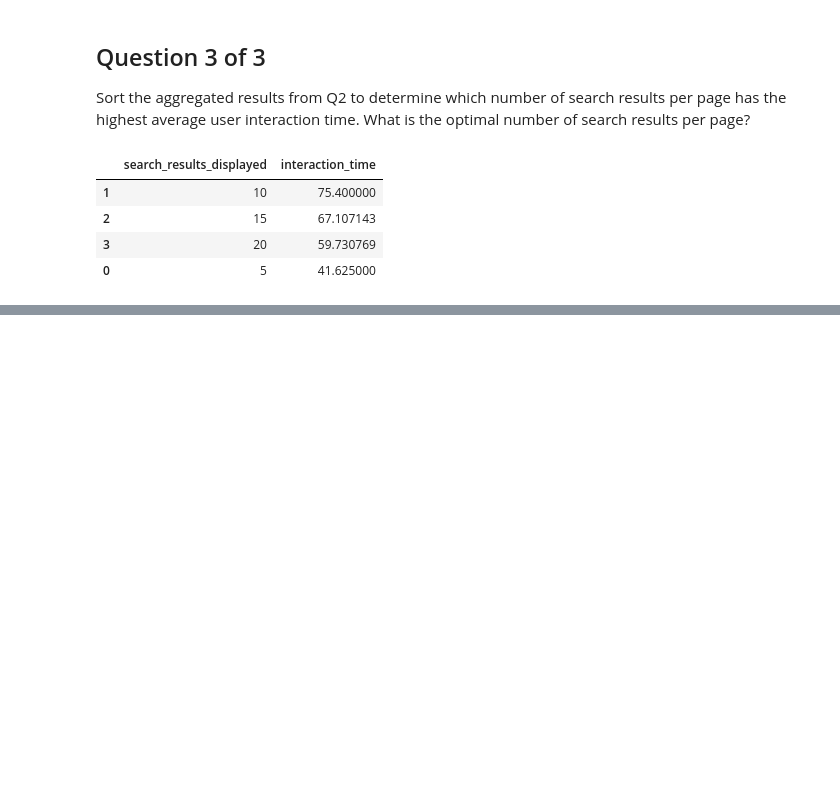
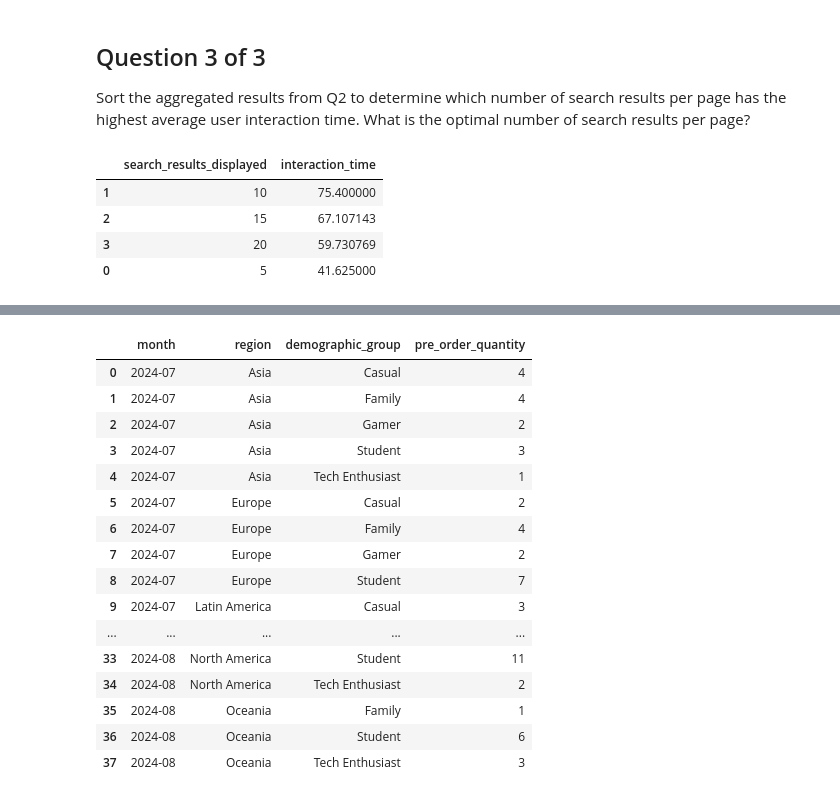
Before and after one commit to Haris-09/Python-Summer-Party-Challenge, a Jupyter notebook: Python_Summer_Party.ipynb, the cells around one changed output, grey strips where cells are left out. Saved outputs shown, nothing was run; the diff lists cells and outputs as text; code cells hidden in the pictures; blank space fills up the shorter version.

```diff
--- a/Python_Summer_Party.ipynb
+++ b/Python_Summer_Party.ipynb
@@ -482,0 +583,10 @@ display(optimal_results)
+# %%
+missing_values_per_row = pre_sale_data.isnull().any(axis=1)
+percentage_missing_rows = (missing_values_per_row.sum() / len(pre_sale_data)) * 100
+
+print(f"Percentage of records with missing values: {percentage_missing_rows:.2f}%")
+
+# Handle missing values by dropping rows with any missing values
+pre_sale_data_cleaned = pre_sale_data.dropna()
+
+display(pre_sale_data_cleaned.head())
@@ -482,0 +605,23 @@ display(optimal_results)
+# %%
+pre_sale_data_cleaned = pre_sale_data_cleaned.copy()
+pre_sale_data_cleaned['month'] = pre_sale_data_cleaned['pre_order_date'].dt.to_period('M')
+monthly_pre_orders = pre_sale_data_cleaned.groupby(['month', 'region', 'demographic_group'])['pre_order_quantity'].sum().reset_index()
+display(monthly_pre_orders)
+# %% [output]
+|  | month | region | demographic_group | pre_order_quantity |
+| 0 | 2024-07 | Asia | Casual | 4 |
+| 1 | 2024-07 | Asia | Family | 4 |
+| 2 | 2024-07 | Asia | Gamer | 2 |
+| 3 | 2024-07 | Asia | Student | 3 |
+| 4 | 2024-07 | Asia | Tech Enthusiast | 1 |
+| 5 | 2024-07 | Europe | Casual | 2 |
+| 6 | 2024-07 | Europe | Family | 4 |
+| 7 | 2024-07 | Europe | Gamer | 2 |
+| 8 | 2024-07 | Europe | Student | 7 |
+| 9 | 2024-07 | Latin America | Casual | 3 |
+| ... | ... | ... | ... | ... |
+| 33 | 2024-08 | North America | Student | 11 |
+| 34 | 2024-08 | North America | Tech Enthusiast | 2 |
+| 35 | 2024-08 | Oceania | Family | 1 |
+| 36 | 2024-08 | Oceania | Student | 6 |
+| 37 | 2024-08 | Oceania | Tech Enthusiast | 3 |
```
Also changed, not shown: parts of 8 cells of this notebook.
